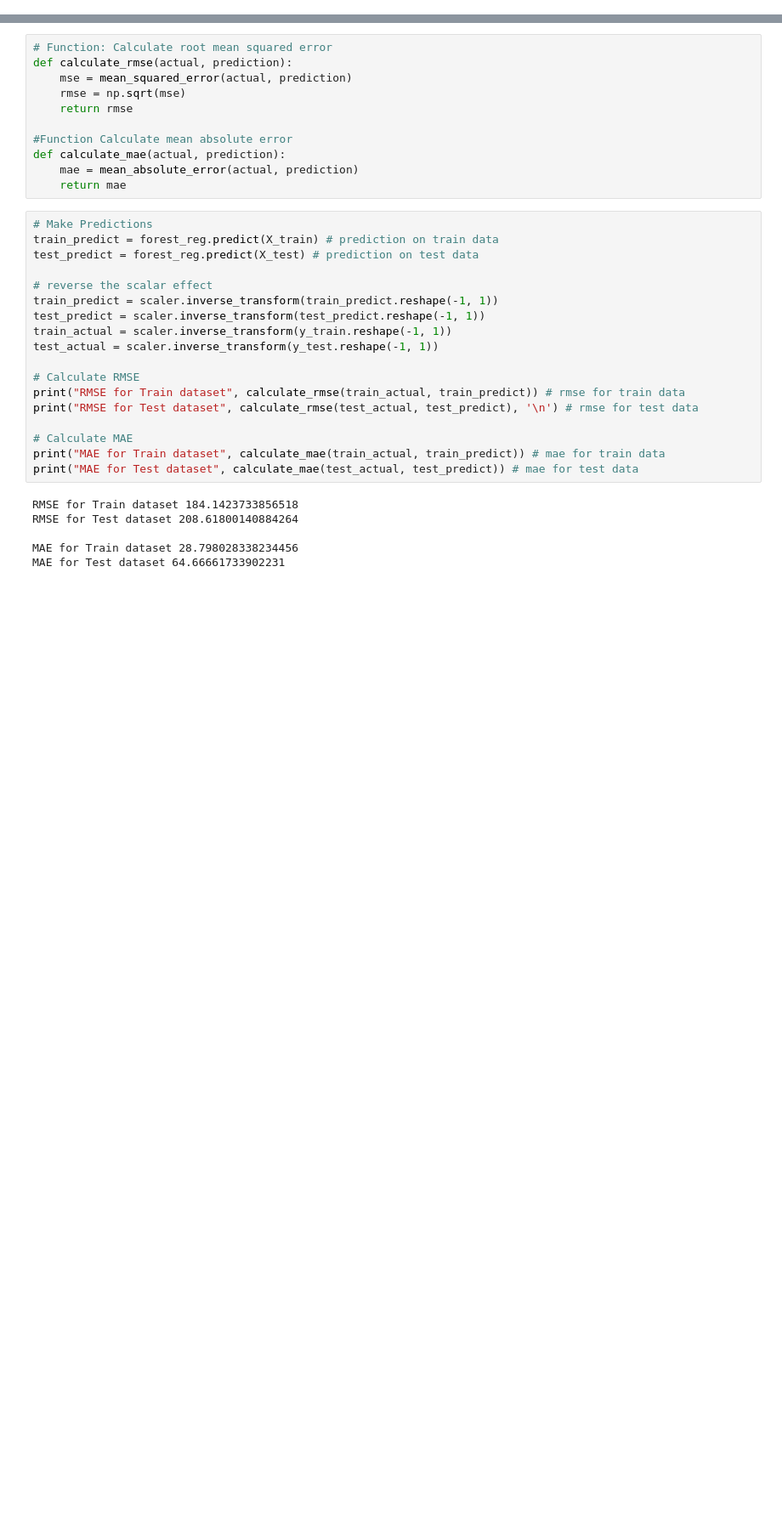
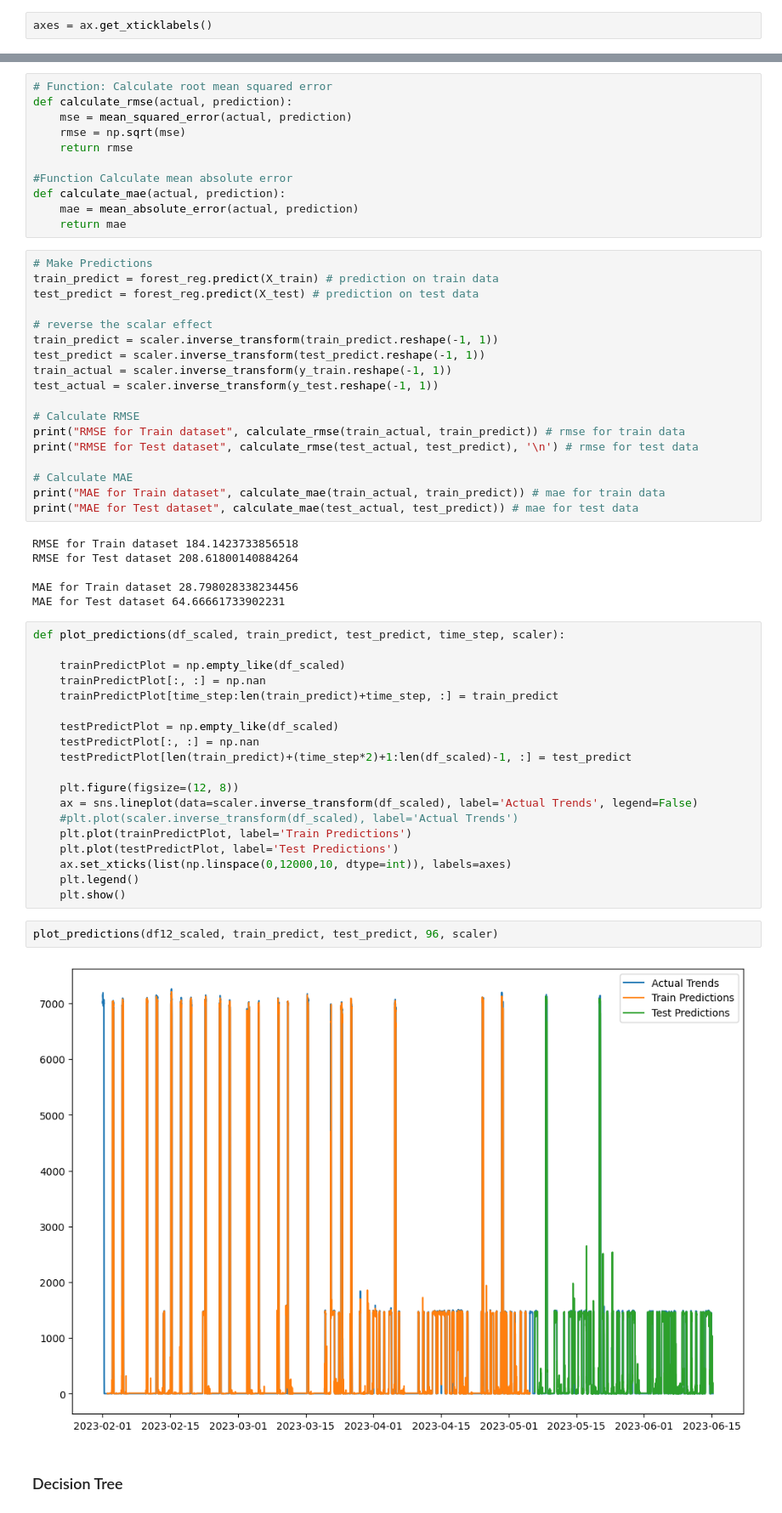
Before and after one commit to Clement-Quaye/EV-Analysis-and-the-Energy-Transition, a Jupyter notebook: Models/EV_Model - Univariate.ipynb, the cells around one changed output, grey strips where cells are left out. Shown at 85% size. Saved outputs shown, nothing was run; the diff lists cells and outputs as text; blank space fills up the shorter version.

```diff
--- a/Models/EV_Model - Univariate.ipynb
+++ b/Models/EV_Model - Univariate.ipynb
@@ -83,0 +89,2 @@ array([<AxesSubplot:xlabel='timestamp'>], dtype=object)
+# %%
+axes = ax.get_xticklabels()
@@ -188,3 +206,28 @@ RMSE for Test dataset 208.61800140884264
 
 MAE for Train dataset 28.798028338234456
 MAE for Test dataset 64.66661733902231
+# %%
+def plot_predictions(df_scaled, train_predict, test_predict, time_step, scaler):
+
+    trainPredictPlot = np.empty_like(df_scaled)
+    trainPredictPlot[:, :] = np.nan
+    trainPredictPlot[time_step:len(train_predict)+time_step, :] = train_predict
+
+    testPredictPlot = np.empty_like(df_scaled)
+    testPredictPlot[:, :] = np.nan
+    testPredictPlot[len(train_predict)+(time_step*2)+1:len(df_scaled)-1, :] = test_predict
+
+    plt.figure(figsize=(12, 8))
+    ax = sns.lineplot(data=scaler.inverse_transform(df_scaled), label='Actual Trends', legend=False)
+    #plt.plot(scaler.inverse_transform(df_scaled), label='Actual Trends')
+    plt.plot(trainPredictPlot, label='Train Predictions')
+    plt.plot(testPredictPlot, label='Test Predictions')
+    ax.set_xticks(list(np.linspace(0,12000,10, dtype=int)), labels=axes)
+    plt.legend()
+    plt.show()
+# %%
+plot_predictions(df12_scaled, train_predict, test_predict, 96, scaler)
+# %% [output]
+[figure, added]
+# %% [markdown]
+### Decision Tree
```
Also changed, not shown: parts of 5 cells of this notebook.
